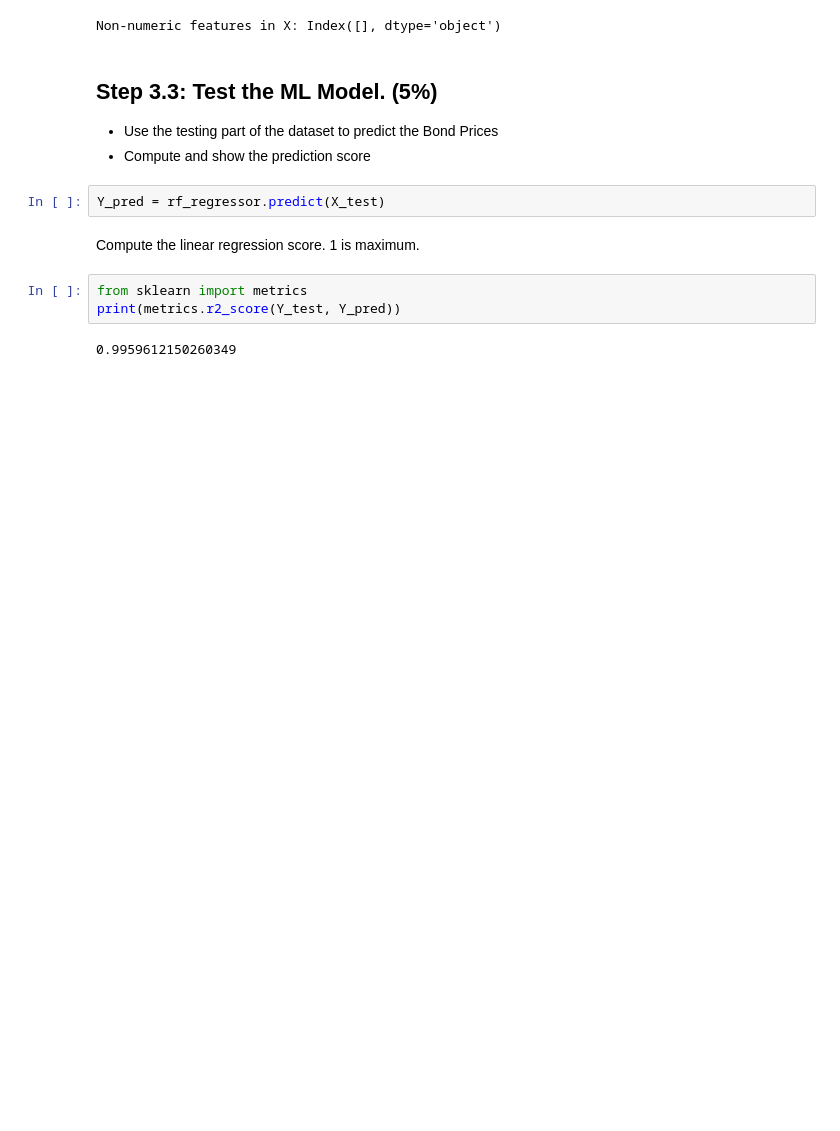
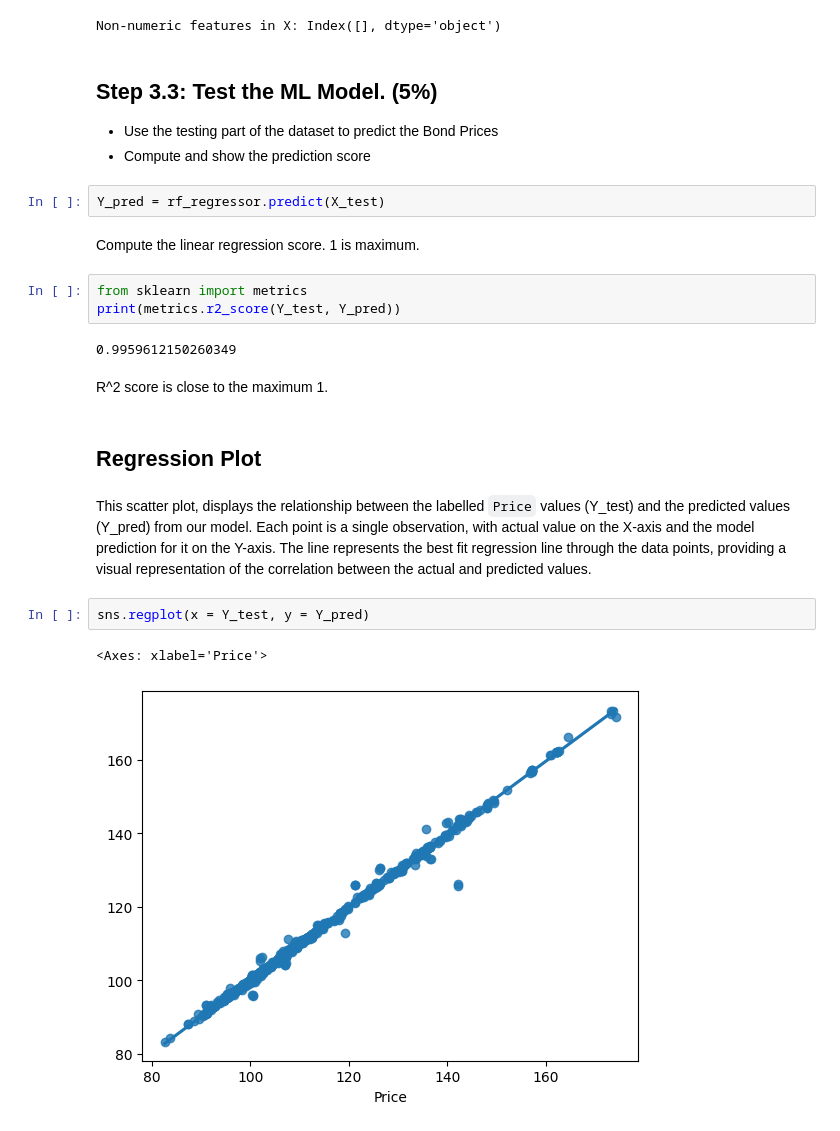
Before and after one commit to ptrayers/et5003, a Jupyter notebook: Etivities/ET5003_Etivity_1.ipynb, the cells around one changed output. Cells and saved outputs as stored; diff of their text form; blank space fills up the shorter version.

```diff
--- a/Etivities/ET5003_Etivity_1.ipynb
+++ b/Etivities/ET5003_Etivity_1.ipynb
@@ -648,3 +648,14 @@ from sklearn import metrics
 print(metrics.r2_score(Y_test, Y_pred))
 # %% [output]
 0.9959612150260349
+# %% [markdown]
+R^2 score is close to the maximum 1.
+# %% [markdown]
+## Regression Plot
+# %% [markdown]
+This scatter plot, displays the relationship between the labelled `Price` values (Y_test) and the predicted values (Y_pred) from our model. Each point is a single observation, with actual value on the X-axis and the model prediction for it on the Y-axis. The line represents the best fit regression line through the data points, providing a visual representation of the correlation between the actual and predicted values.
+# %%
+sns.regplot(x = Y_test, y = Y_pred)
+# %% [output]
+<Axes: xlabel='Price'>
+[figure, added]
```
Also changed, not shown: parts of 5 cells of this notebook.
